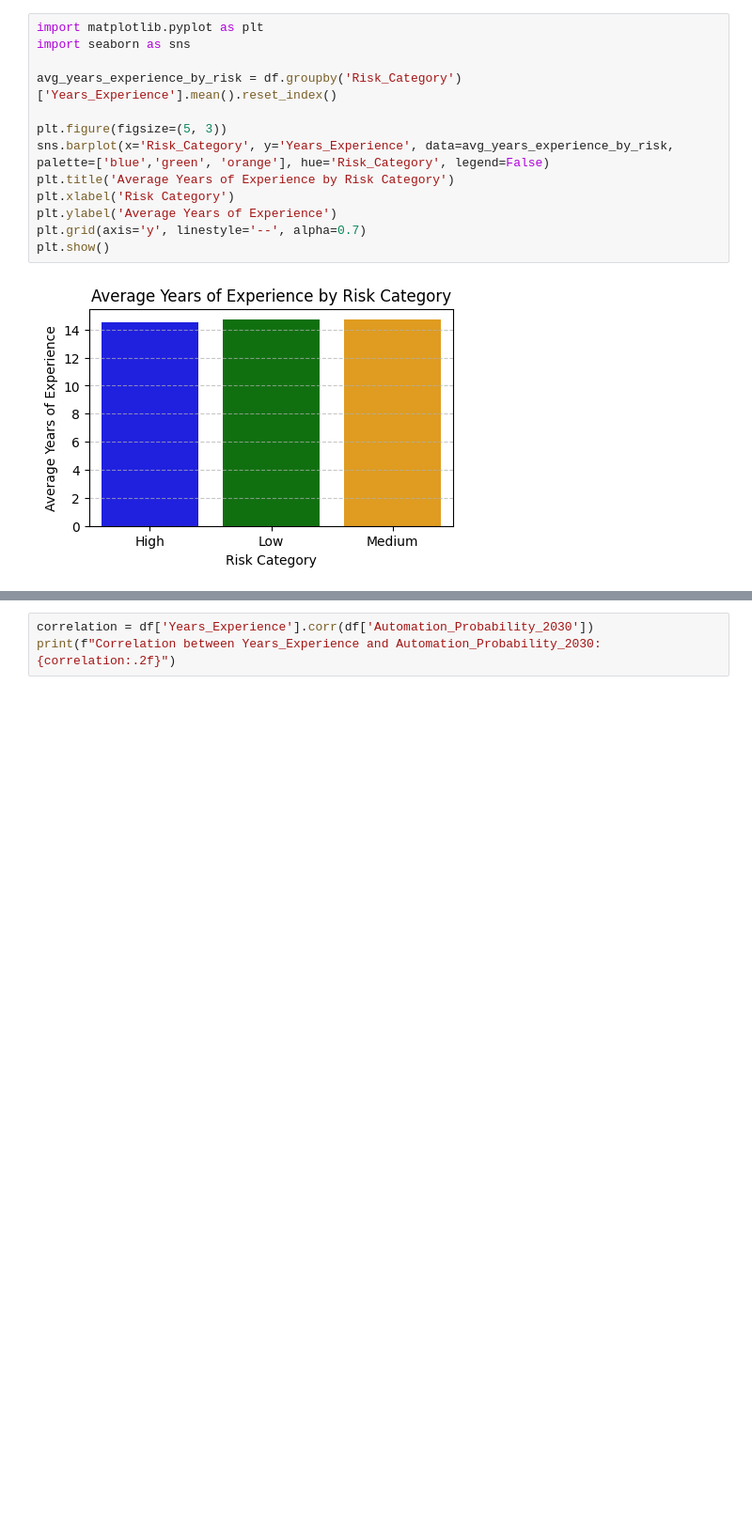
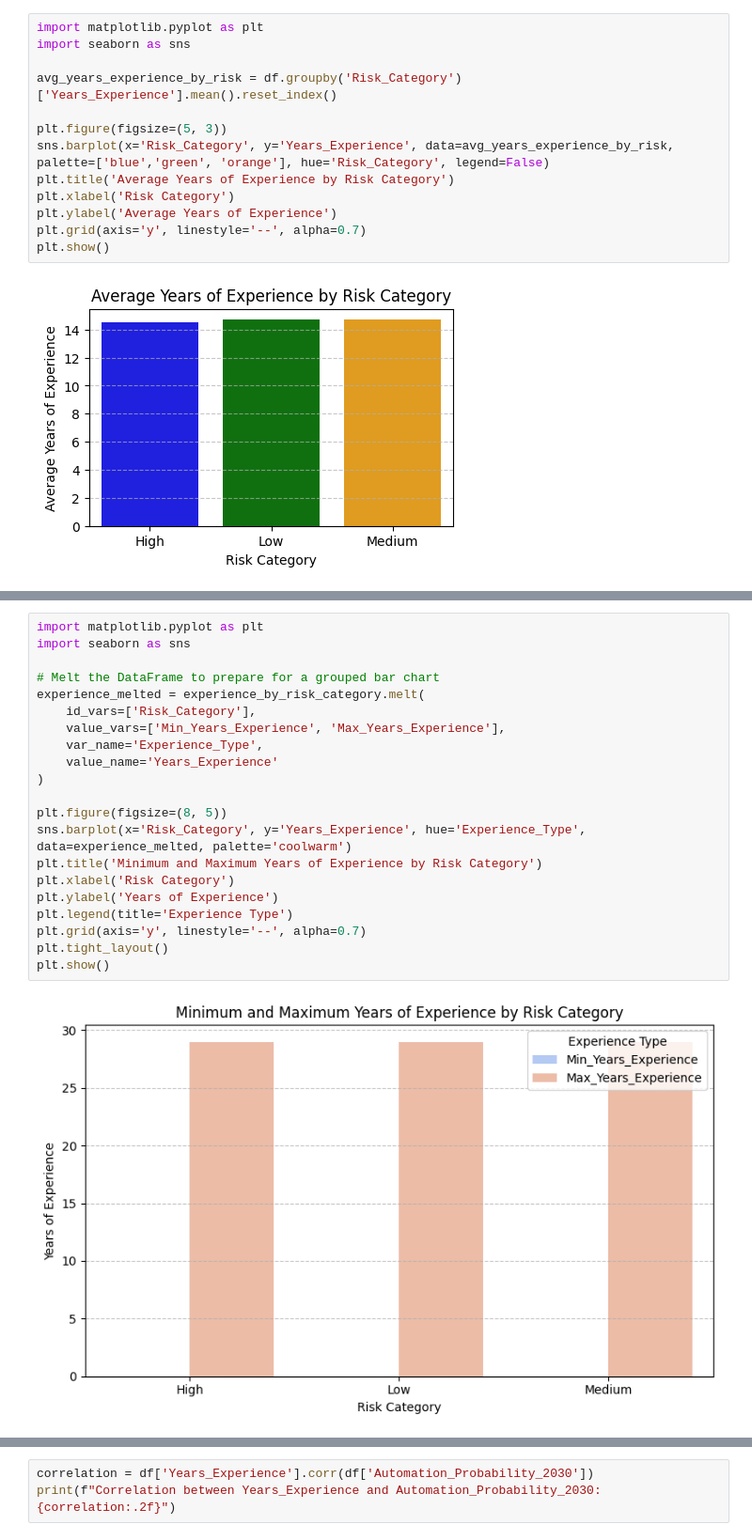
Before and after one commit to diyapant-max/python-foundation, a Jupyter notebook: data_cleanup.ipynb, the cells around one changed output, grey strips where cells are left out. Shown at 94% size. Drawn from its saved outputs; the diff is of its cells as text; blank space fills up the shorter version.

```diff
--- a/data_cleanup.ipynb
+++ b/data_cleanup.ipynb
@@ -87,0 +114,23 @@ plt.show()
+# %%
+import matplotlib.pyplot as plt
+import seaborn as sns
+
+# Melt the DataFrame to prepare for a grouped bar chart
+experience_melted = experience_by_risk_category.melt(
+    id_vars=['Risk_Category'],
+    value_vars=['Min_Years_Experience', 'Max_Years_Experience'],
+    var_name='Experience_Type',
+    value_name='Years_Experience'
+)
+
+plt.figure(figsize=(8, 5))
+sns.barplot(x='Risk_Category', y='Years_Experience', hue='Experience_Type', data=experience_melted, palette='coolwarm')
+plt.title('Minimum and Maximum Years of Experience by Risk Category')
+plt.xlabel('Risk Category')
+plt.ylabel('Years of Experience')
+plt.legend(title='Experience Type')
+plt.grid(axis='y', linestyle='--', alpha=0.7)
+plt.tight_layout()
+plt.show()
+# %% [output]
+[figure, added]
```
Also changed, not shown: parts of 13 cells of this notebook.
